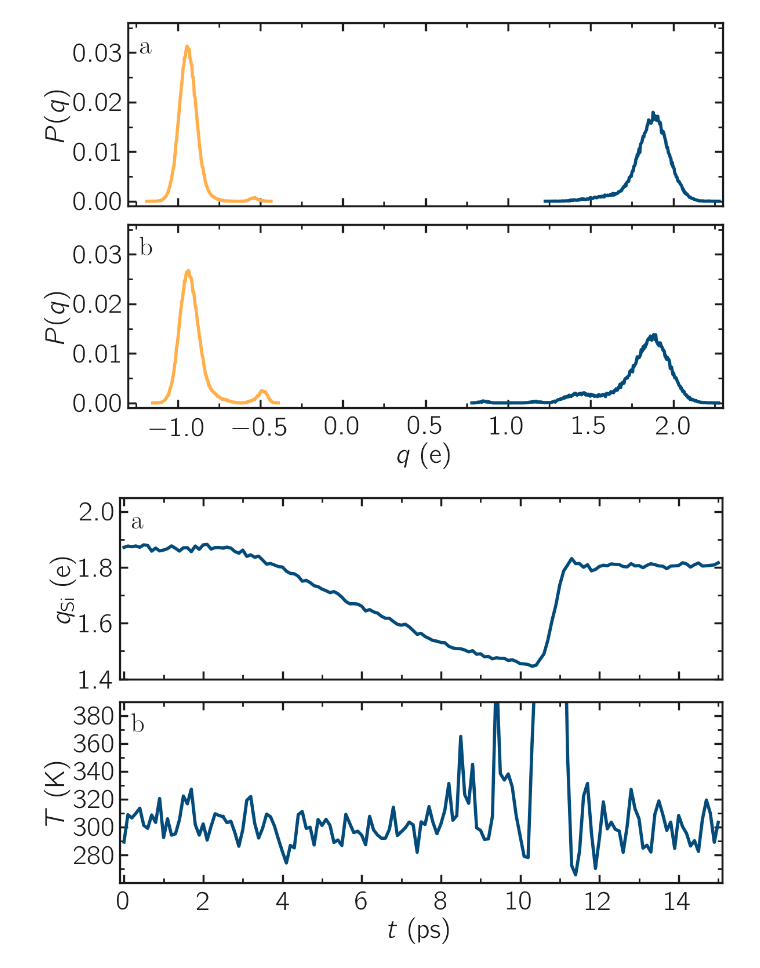
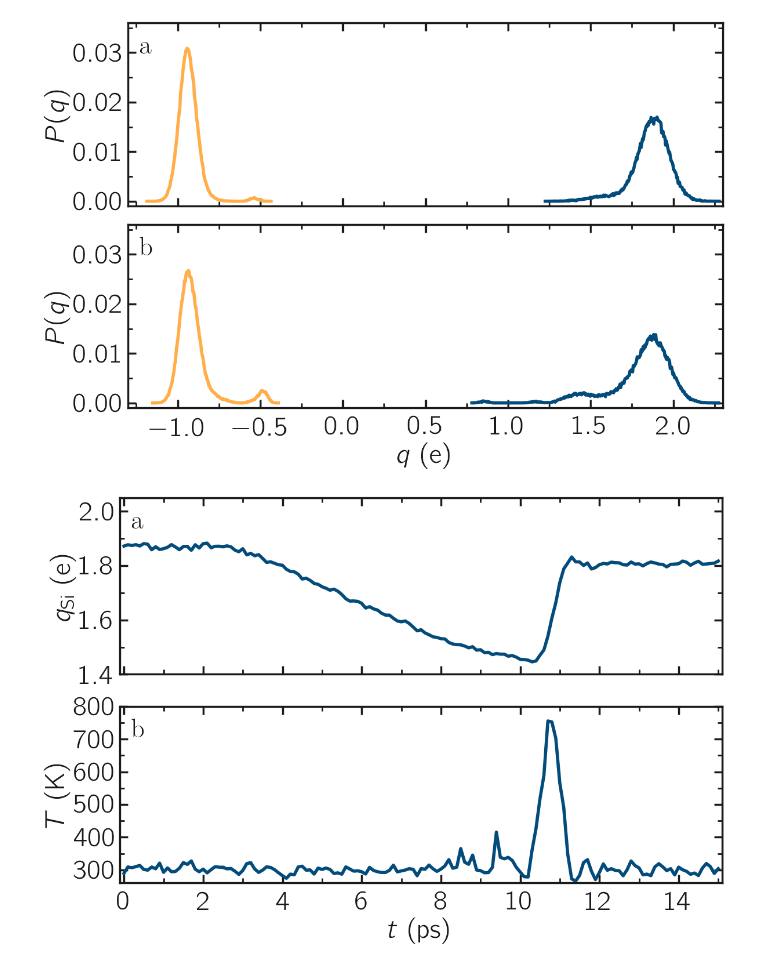
Before and after one commit to lammpstutorials/lammpstutorials-article, a Jupyter notebook: files/tutorial5/solution/deform.ipynb, the cells around one changed output. Saved outputs shown, nothing was run; the diff lists cells and outputs as text; code cells hidden in the pictures.

```diff
--- a/files/tutorial5/solution/deform.ipynb
+++ b/files/tutorial5/solution/deform.ipynb
@@ -3,6 +3,13 @@ import numpy as np
 import sys, os, git, lammps_logfile
 import warnings
 warnings.filterwarnings("ignore")
+# %%
+def sliding_average(data, window_size):
+    """Calculate the sliding (moving) average of a dataset with edge handling."""
+    pad_width = window_size // 2
+    padded_data = np.pad(data, pad_width, mode='edge')
+    smoothed_data = np.convolve(padded_data, np.ones(window_size) / window_size, mode='valid')
+    return smoothed_data
 # %%
 current_path = os.getcwd()
 git_repo = git.Repo(current_path, search_parent_directories=True)
@@ -75,33 +82,46 @@ Temp1 = log.get("Temp", run_num=1)
 filename = "SIO-deformed-charge"
 
 # Initialise figure
 myplt = PltTools()
 myplt.prepare_figure(fig_size = (12,8), dark_mode = False,
                      transparency = False, use_serif=False, n_colone=1, n_line=2)
 # Panel a
 myplt.add_panel()
 myplt.add_plot(x = time, y = qSi, type = "plot", linewidth_data = 3,
                marker = "-", data_color = color2, markersize = 12)
 myplt.add_plot(x = time1, y = qSi1, type = "plot", linewidth_data = 3,
                marker = "-", data_color = color2, markersize = 12)
 myplt.complete_panel(ylabel = r'$q_\mathrm{Si} ~ (\mathrm{e})$',
                      xlabel = None, xpad = 10, legend=True, handlelength_legend=1)
 myplt.set_boundaries(x_ticks=np.arange(0, 15.1, 2), y_ticks=np.arange(1.4, 2.08, 0.2),
                     x_boundaries=(-0.1, 15.1), y_boundaries=(1.4, 2.05))
 
 # Panel b
 myplt.add_panel()
+
 myplt.add_plot(x = time, y = Temp, type = "plot", linewidth_data = 3,
                marker = "-", data_color = color2, markersize = 12)
 myplt.add_plot(x = time1, y = Temp1, type = "plot", linewidth_data = 3,
                marker = "-", data_color = color2, markersize = 12)
+
+"""
+timeA = sliding_average(time, 3)
+TempA = sliding_average(Temp, 3)
+time1A = sliding_average(time1, 3)
+Temp1A = sliding_average(Temp1, 3)
+myplt.add_plot(x = timeA, y = TempA, type = "plot", linewidth_data = 3,
+               marker = "-", data_color = color2, markersize = 12)
+myplt.add_plot(x = time1A, y = Temp1A, type = "plot", linewidth_data = 3,
+               marker = "-", data_color = color2, markersize = 12)
+"""
+
 myplt.complete_panel(ylabel = r'$T ~ (\mathrm{K})$',
                      xlabel = r'$t ~ (\mathrm{ps})$', xpad = 10, legend=True, handlelength_legend=1)
-myplt.set_boundaries(x_ticks=np.arange(0, 15.1, 2), y_ticks=np.arange(280, 399, 20),
-                    x_boundaries=(-0.1, 15.1), y_boundaries=(260, 390))
+myplt.set_boundaries(x_ticks=np.arange(0, 15.1, 2), y_ticks=np.arange(300, 801, 100),
+                    x_boundaries=(-0.1, 15.1), y_boundaries=(260, 800))
 
 # Print figure
 myplt.add_subplotlabels()
 myplt.save_figure(filename = filename, saving_path = path_figures)
 # %% [output]
-[figure, old version]
+[figure, new version]
```
Also changed, not shown: 20 other files.
